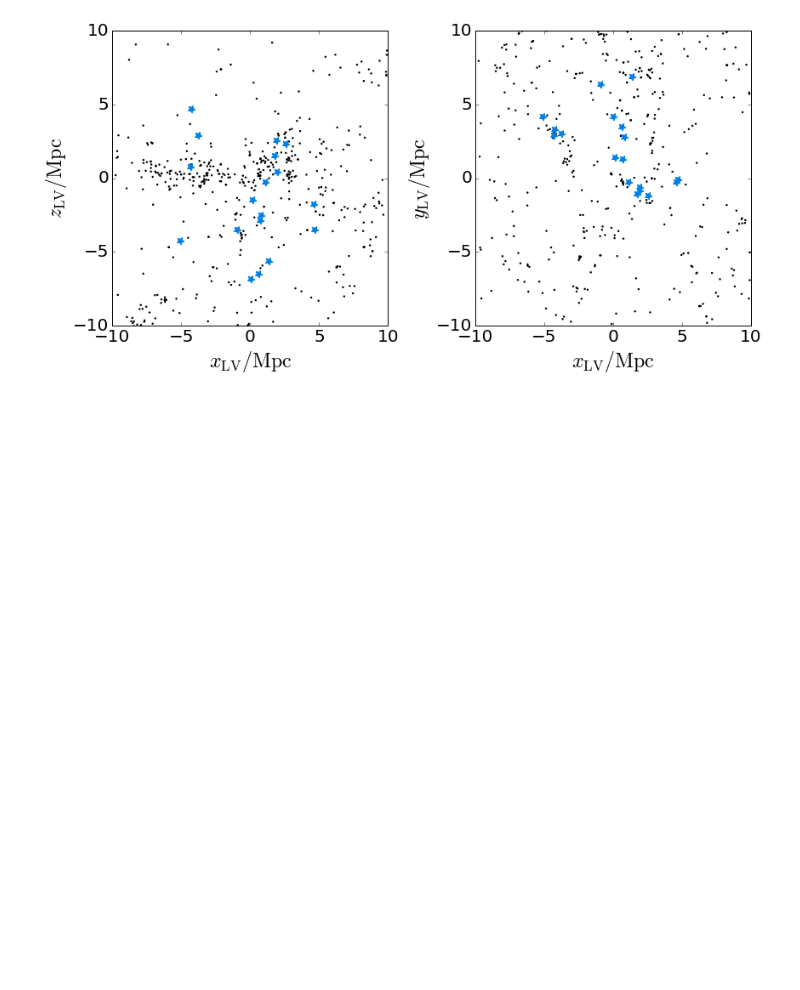
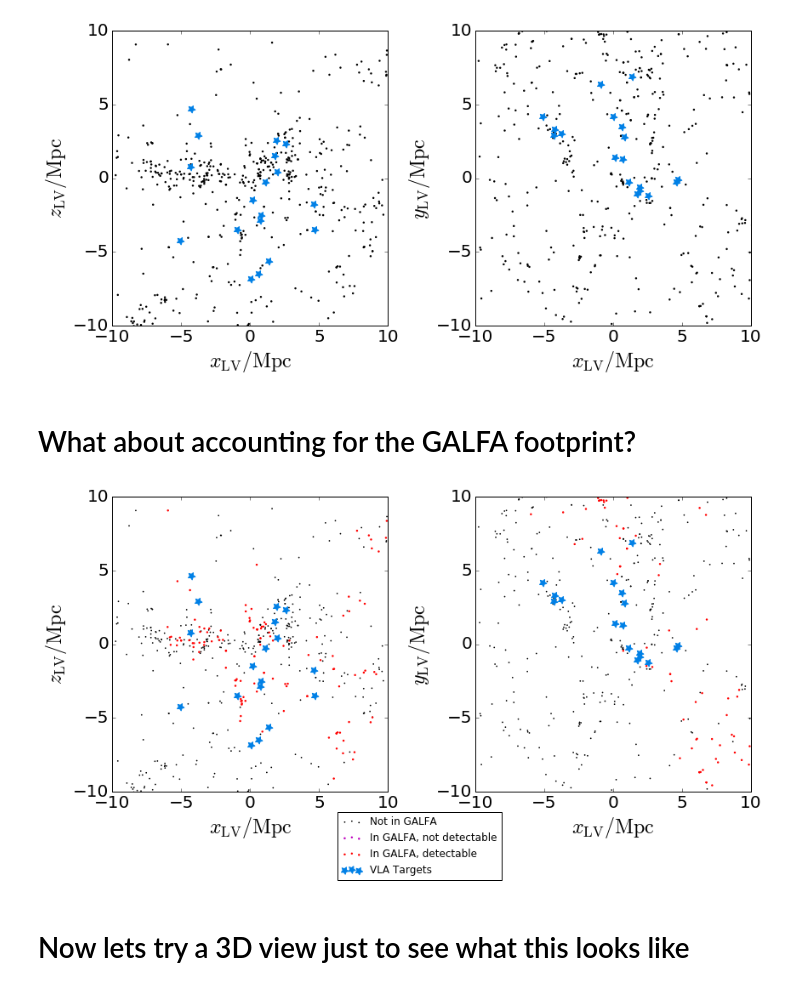
Before and after one commit to eteq/galvis, a Jupyter notebook: LV Context.ipynb, the cells around one changed output. Cells and saved outputs as stored; diff of their text form; code cells hidden in the pictures; blank space fills up the shorter version.

```diff
--- a/LV Context.ipynb
+++ b/LV Context.ipynb
@@ -161,3 +163,71 @@ plt.ylabel(r'$y_{\rm LV}/{\rm Mpc}$', fontsize=labelfontsz)
 plt.tight_layout()
 # %% [output]
 [figure]
+# %% [markdown]
+# What about accounting for the GALFA footprint?
+# %%
+res = data_loaders.load_galfa_sensitivity('onempc_mass_sens.fits.zip')
+galfa_sens, _, galfa_sens_wcs, _ = res
+# %%
+#estimate gas mass
+
+lKsmass = (mml['K']-3.28-Distance(mml['distance'], u.Mpc).distmod.value)/-2.5 + np.log10(0.5) #K-band M/L ~ 0.5
+lrsmass = (mml['r']-4.67-Distance(mml['distance'], u.Mpc).distmod.value)/-2.5 + np.log10(1)#r-band M/L ~ 1
+
+lsmass = np.zeros(len(lKsmass))
+lsmass[~lKsmass.mask] = lKsmass[~lKsmass.mask]
+lsmass[~lrsmass.mask] = lrsmass[~lrsmass.mask]
+gmass = detectability.bradford_15_mstar_to_mgas(10**lsmass * u.solMass)
+gmass[lsmass==0] = 0
+# %%
+_, in_survey, detectable = detectability.compute_detectability(galfa_sens, galfa_sens_wcs, mlsc, gmass)
+# %%
+plt.figure(figsize=(12,6))
+labelfontsz = 24
+tickfontsz = 20
+targcolor = (0.,0.5,0.9)
+
+det_msk = detectable
+notdet_msk = in_survey&~detectable
+other_msk = ~in_survey
+ptscolor_det = 'r'
+ptscolor_notdet = 'm'
+ptscolor_other = 'k'
+ptssz_other = 3
+ptssz_notdet = ptssz_det = 6
+
+plt.subplot(1,2,1)
+plt.scatter(xlv[mlgcomplmsk&other_msk], zlv[mlgcomplmsk&other_msk], edgecolor='none', s=ptssz_other, facecolor=ptscolor_other)
+plt.scatter(xlv[mlgcomplmsk&notdet_msk], zlv[mlgcomplmsk&notdet_msk], edgecolor='none', s=ptssz_notdet, facecolor=ptscolor_notdet)
+plt.scatter(xlv[mlgcomplmsk&det_msk], zlv[mlgcomplmsk&det_msk], edgecolor='none', s=ptssz_det, facecolor=ptscolor_det)
+plt.scatter(xtargs, ztargs, color=targcolor, marker=(5, 1, 45), s=80, zorder=2)
+plt.xlim(-10, 10)
+plt.ylim(-10, 10)
+plt.xticks(fontsize=tickfontsz)
+plt.yticks(fontsize=tickfontsz)
+plt.xlabel(r'$x_{\rm LV}/{\rm Mpc}$', fontsize=labelfontsz)
+plt.ylabel(r'$z_{\rm LV}/{\rm Mpc}$', fontsize=labelfontsz)
+
+plt.subplot(1,2,2)
+plt.scatter(xlv[mlgcomplmsk&other_msk], ylv[mlgcomplmsk&other_msk],
+            edgecolor='none', s=ptssz_other, facecolor=ptscolor_other, label='Not in GALFA')
+plt.scatter(xlv[mlgcomplmsk&notdet_msk], ylv[mlgcomplmsk&notdet_msk],
+            edgecolor='none', s=ptssz_notdet, facecolor=ptscolor_notdet, label='In GALFA, not detectable')
+plt.scatter(xlv[mlgcomplmsk&det_msk], ylv[mlgcomplmsk&det_msk],
+            edgecolor='none', s=ptssz_det, facecolor=ptscolor_det, label='In GALFA, detectable')
+plt.scatter(xtargs, ytargs, color=targcolor, marker=(5, 1, 45), s=80, zorder=2, label='VLA Targets')
+
+plt.legend(loc=(-.5,-.3))
+
+plt.xlim(-10, 10)
+plt.ylim(-10, 10)
+plt.xticks(fontsize=tickfontsz)
+plt.yticks(fontsize=tickfontsz)
+plt.xlabel(r'$x_{\rm LV}/{\rm Mpc}$', fontsize=labelfontsz)
+plt.ylabel(r'$y_{\rm LV}/{\rm Mpc}$', fontsize=labelfontsz)
+
+plt.tight_layout()
+# %% [output]
+[figure, added]
+# %% [markdown]
+# Now lets try a 3D view just to see what this looks like
```
Also changed, not shown: parts of 4 cells of this notebook.
